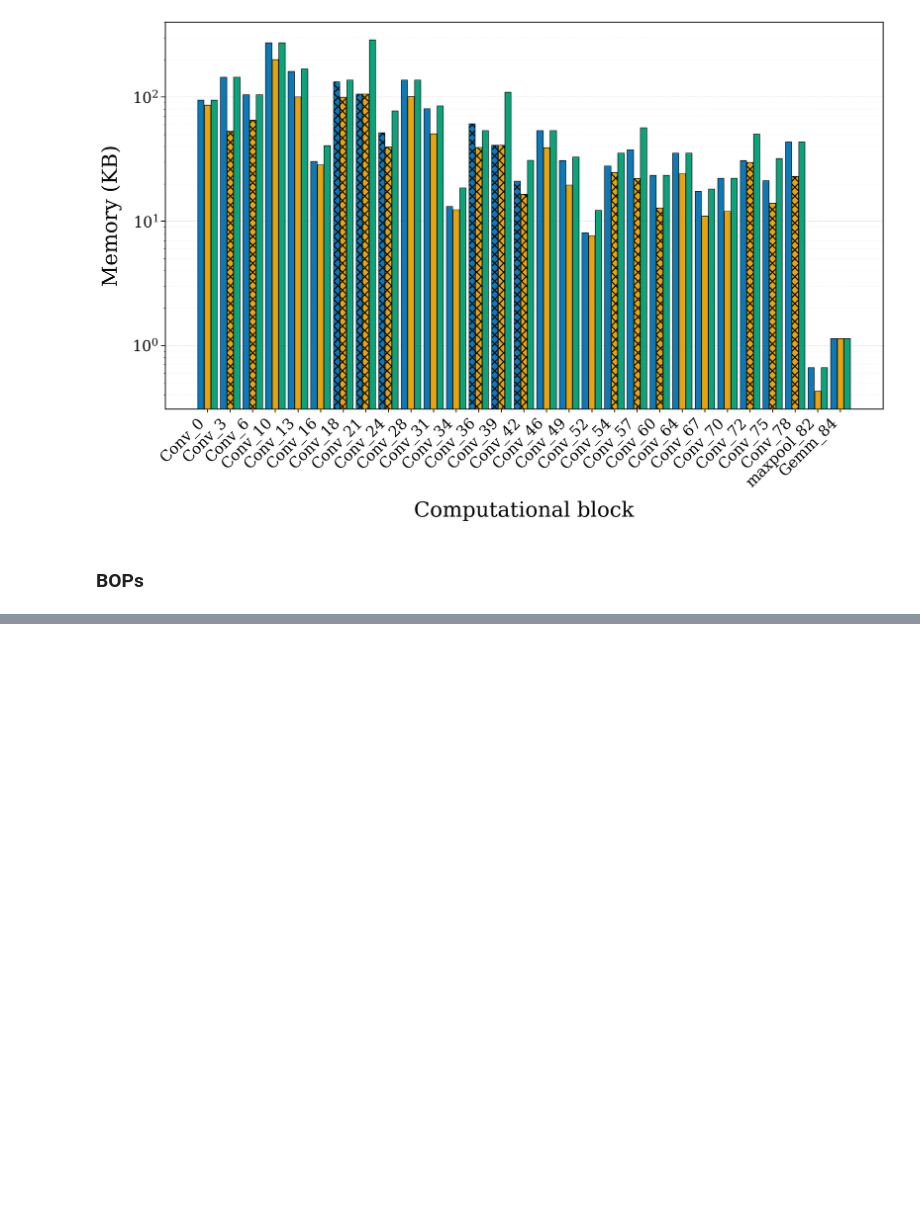
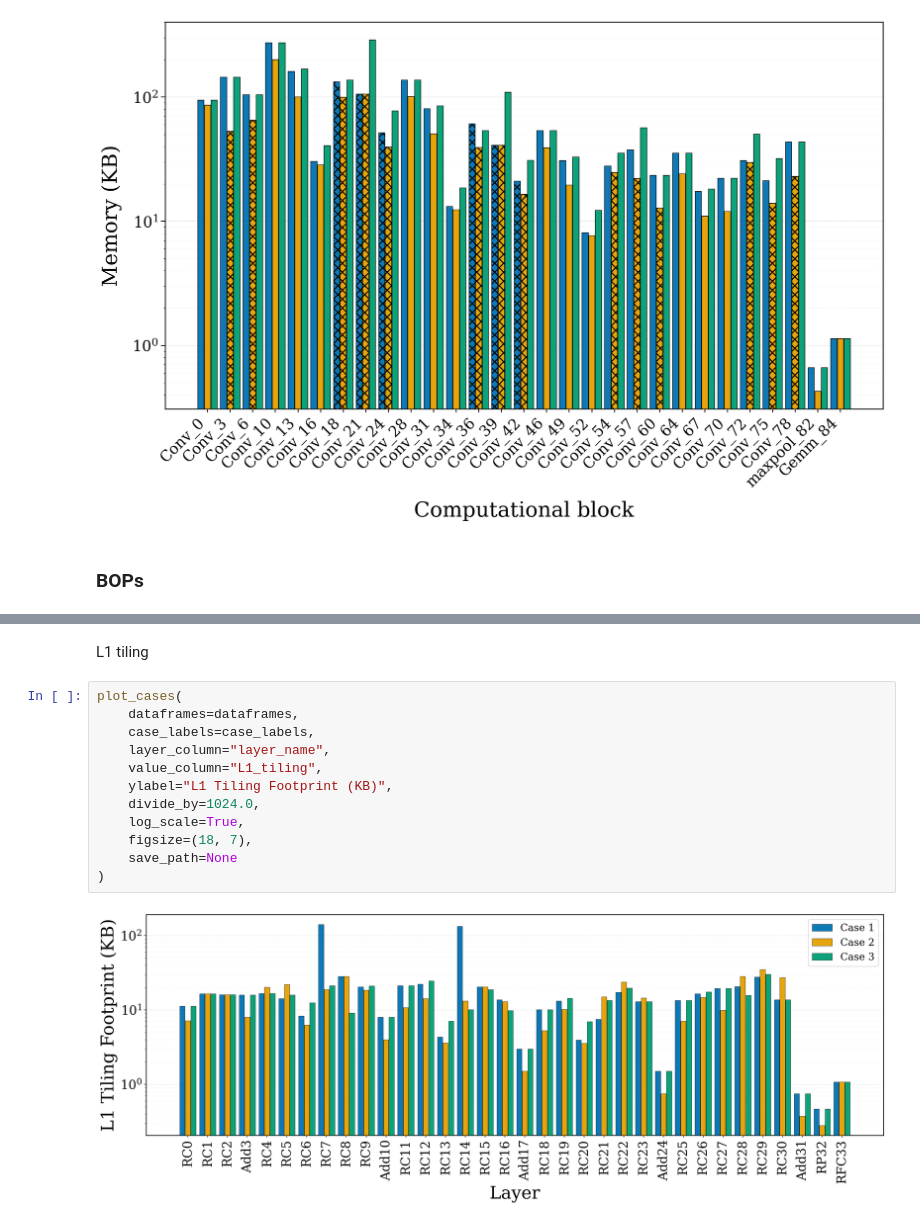
Before and after one commit to balditommaso/mixed-precision-dory, a Jupyter notebook: notebooks/plot.ipynb, the cells around one changed output, grey strips where cells are left out. Cells and saved outputs as stored; diff of their text form; blank space fills up the shorter version.

```diff
--- a/notebooks/plot.ipynb
+++ b/notebooks/plot.ipynb
@@ -841,0 +1233,16 @@ plt.close(fig)
+# %% [markdown]
+L1 tiling
+# %%
+plot_cases(
+    dataframes=dataframes,
+    case_labels=case_labels,
+    layer_column="layer_name",
+    value_column="L1_tiling",
+    ylabel="L1 Tiling Footprint (KB)",
+    divide_by=1024.0,
+    log_scale=True,
+    figsize=(18, 7),
+    save_path=None
+)
+# %% [output]
+[figure, added]
```
Also changed, not shown: parts of 34 cells of this notebook, 1 other file.
